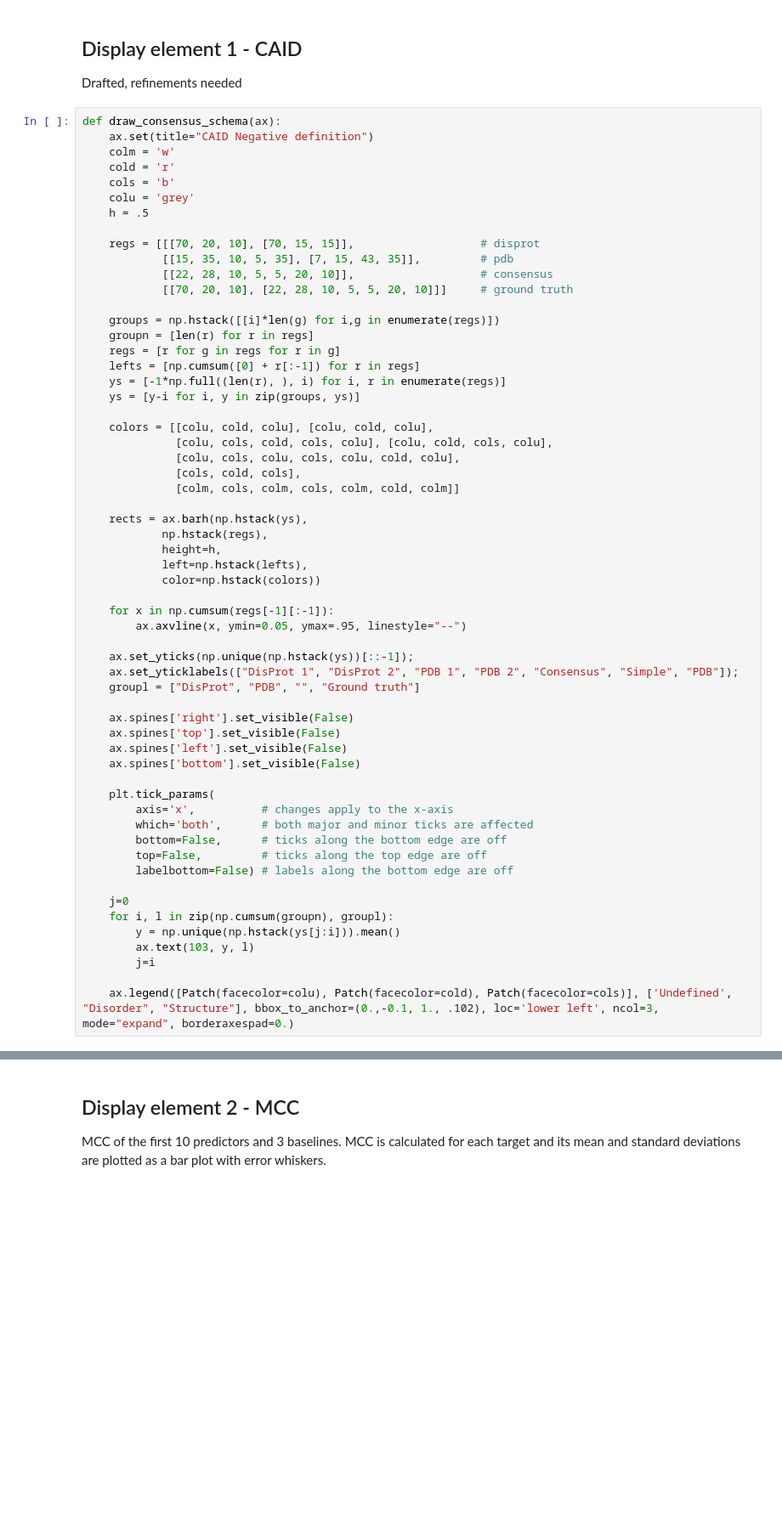
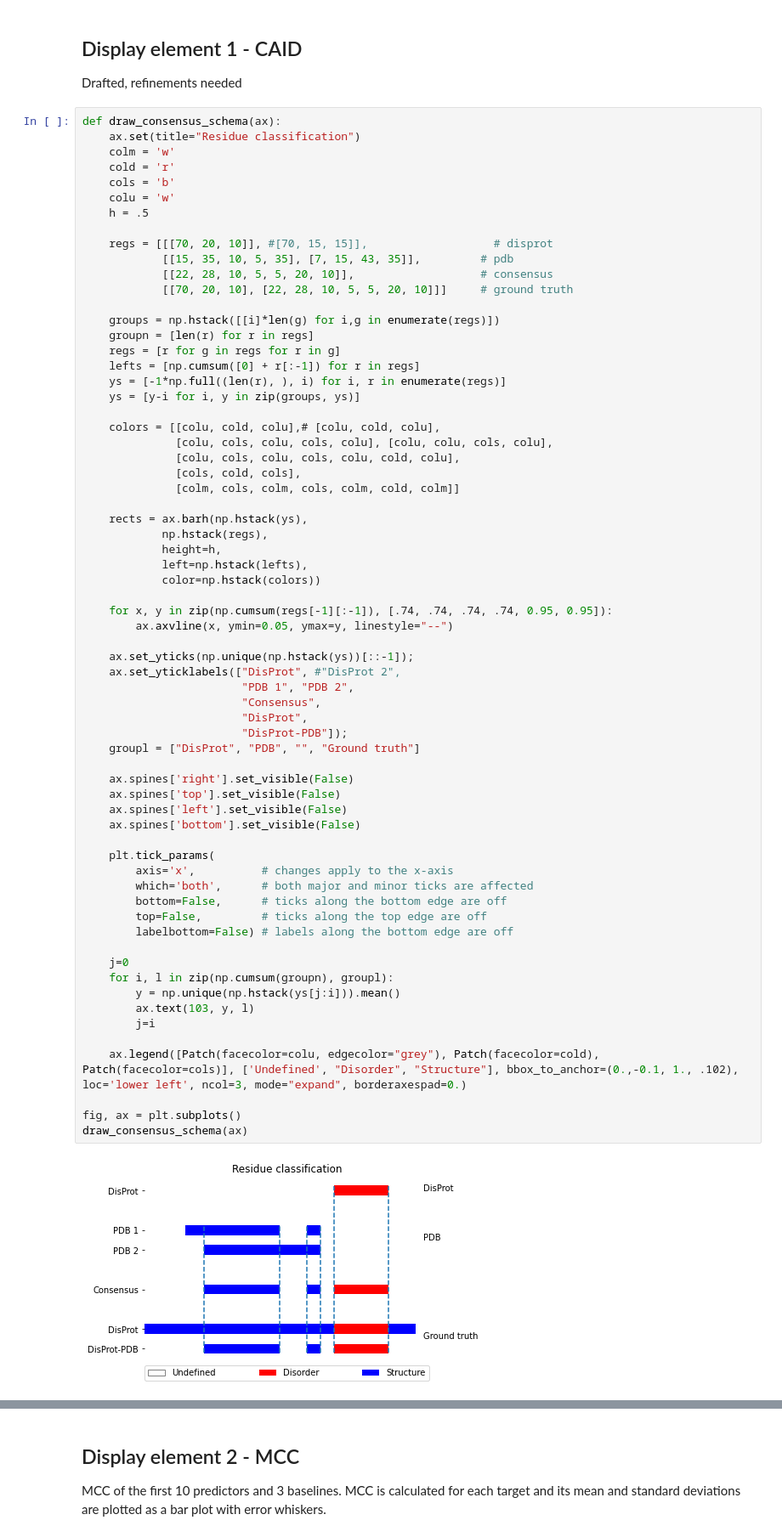
Before and after one commit to BioComputingUP/CAID, a Jupyter notebook: CAID-paper.ipynb, the cells around one changed output, grey strips where cells are left out. Shown at 85% size. Drawn from its saved outputs; the diff is of its cells as text; blank space fills up the shorter version.

```diff
--- a/CAID-paper.ipynb
+++ b/CAID-paper.ipynb
@@ -16,14 +26,14 @@ from matplotlib.offsetbox import (TextArea, DrawingArea, OffsetImage, Annotation
 Drafted, refinements needed
 # %%
 def draw_consensus_schema(ax):
-    ax.set(title="CAID Negative definition")
+    ax.set(title="Residue classification")
     colm = 'w'
     cold = 'r'
     cols = 'b'
-    colu = 'grey'
+    colu = 'w'
     h = .5
 
-    regs = [[[70, 20, 10], [70, 15, 15]],                   # disprot
+    regs = [[[70, 20, 10]], #[70, 15, 15]],                   # disprot
             [[15, 35, 10, 5, 35], [7, 15, 43, 35]],         # pdb
             [[22, 28, 10, 5, 5, 20, 10]],                   # consensus
             [[70, 20, 10], [22, 28, 10, 5, 5, 20, 10]]]     # ground truth
@@ -35,44 +45,53 @@ def draw_consensus_schema(ax):
     ys = [-1*np.full((len(r), ), i) for i, r in enumerate(regs)]
     ys = [y-i for i, y in zip(groups, ys)]
 
-    colors = [[colu, cold, colu], [colu, cold, colu],
-              [colu, cols, cold, cols, colu], [colu, cold, cols, colu],
+    colors = [[colu, cold, colu],# [colu, cold, colu],
+              [colu, cols, colu, cols, colu], [colu, colu, cols, colu],
               [colu, cols, colu, cols, colu, cold, colu],
               [cols, cold, cols],
               [colm, cols, colm, cols, colm, cold, colm]]
 
     rects = ax.barh(np.hstack(ys),
             np.hstack(regs),
             height=h,
             left=np.hstack(lefts),
             color=np.hstack(colors))
 
-    for x in np.cumsum(regs[-1][:-1]):
-        ax.axvline(x, ymin=0.05, ymax=.95, linestyle="--")
+    for x, y in zip(np.cumsum(regs[-1][:-1]), [.74, .74, .74, .74, 0.95, 0.95]):
+        ax.axvline(x, ymin=0.05, ymax=y, linestyle="--")
 
     ax.set_yticks(np.unique(np.hstack(ys))[::-1]);
-    ax.set_yticklabels(["DisProt 1", "DisProt 2", "PDB 1", "PDB 2", "Consensus", "Simple", "PDB"]);
+    ax.set_yticklabels(["DisProt", #"DisProt 2",
+                        "PDB 1", "PDB 2",
+                        "Consensus",
+                        "DisProt",
+                        "DisProt-PDB"]);
     groupl = ["DisProt", "PDB", "", "Ground truth"]
 
     ax.spines['right'].set_visible(False)
     ax.spines['top'].set_visible(False)
     ax.spines['left'].set_visible(False)
     ax.spines['bottom'].set_visible(False)
 
     plt.tick_params(
         axis='x',          # changes apply to the x-axis
         which='both',      # both major and minor ticks are affected
         bottom=False,      # ticks along the bottom edge are off
         top=False,         # ticks along the top edge are off
         labelbottom=False) # labels along the bottom edge are off
 
     j=0
     for i, l in zip(np.cumsum(groupn), groupl):
         y = np.unique(np.hstack(ys[j:i])).mean()
         ax.text(103, y, l)
         j=i
 
-    ax.legend([Patch(facecolor=colu), Patch(facecolor=cold), Patch(facecolor=cols)], ['Undefined', "Disorder", "Structure"], bbox_to_anchor=(0.,-0.1, 1., .102), loc='lower left', ncol=3, mode="expand", borderaxespad=0.)
+    ax.legend([Patch(facecolor=colu, edgecolor="grey"), Patch(facecolor=cold), Patch(facecolor=cols)], ['Undefined', "Disorder", "Structure"], bbox_to_anchor=(0.,-0.1, 1., .102), loc='lower left', ncol=3, mode="expand", borderaxespad=0.)
+
+fig, ax = plt.subplots()
+draw_consensus_schema(ax)
+# %% [output]
+[figure, added]
 # %%
 def draw_caid_timeline(ax, names=None, dates=None):
     ax, ax2 = ax
```
Also changed, not shown: parts of 19 cells of this notebook, 6 other files.
